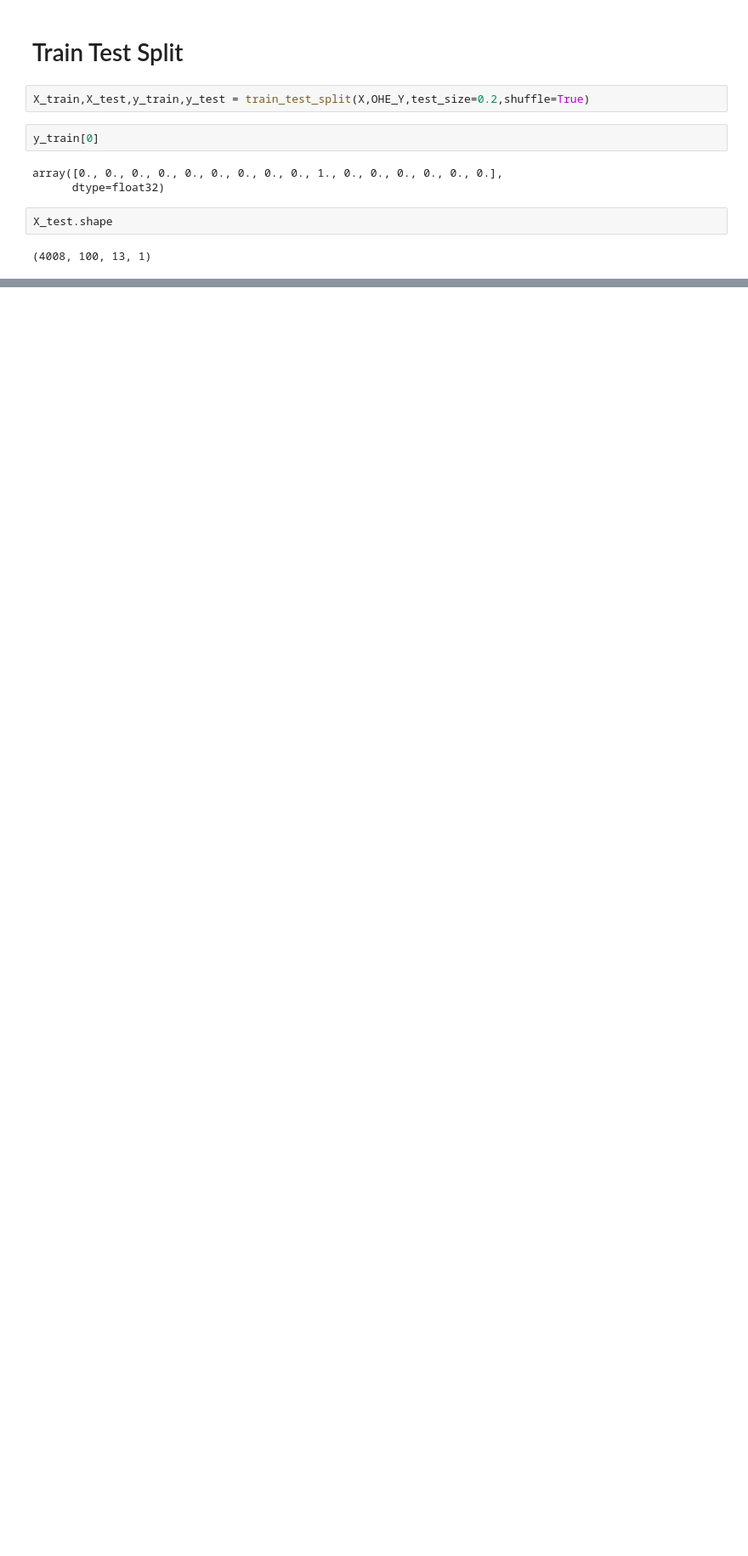
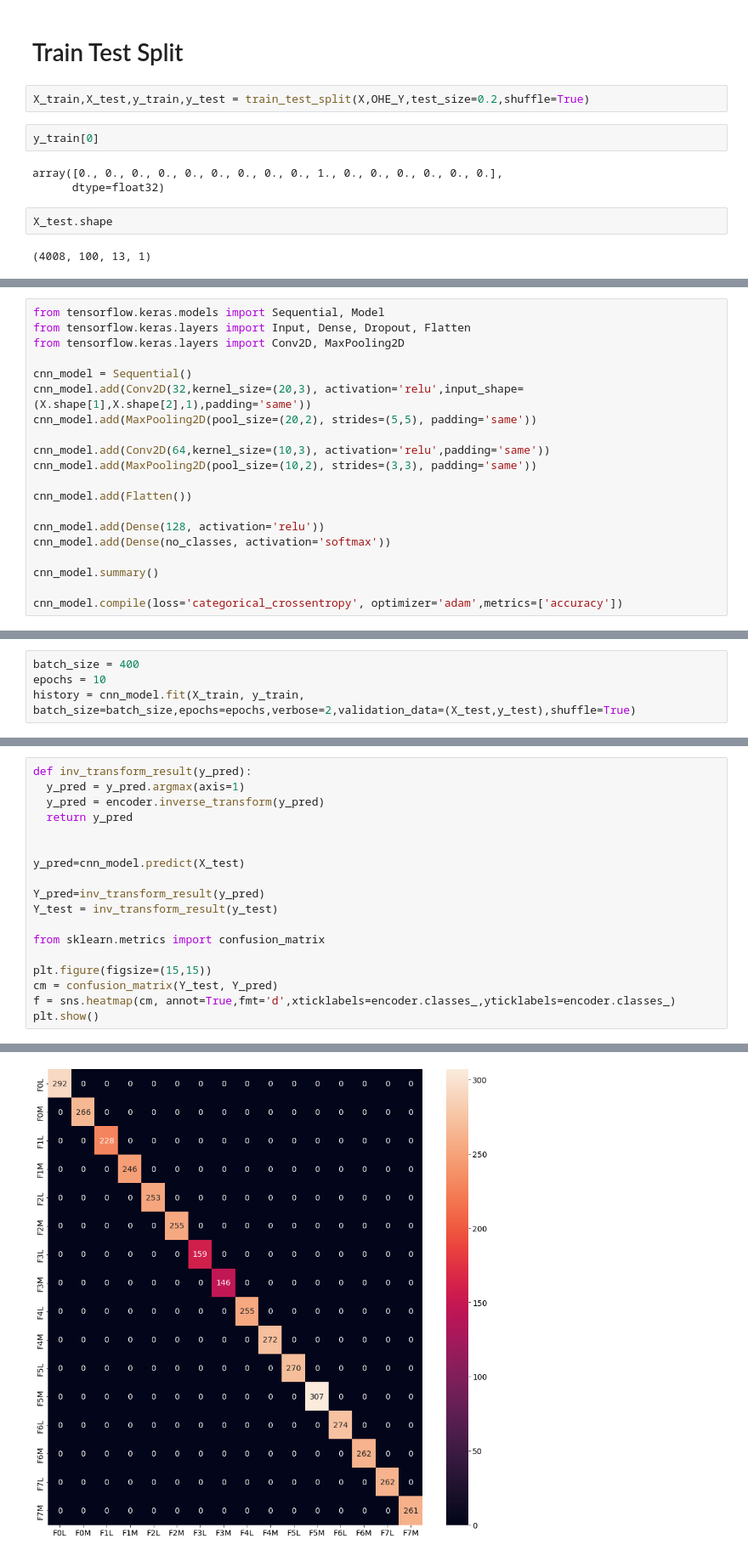
Before and after one commit to yasinahmadpoor/FaultDiagnosis, a Jupyter notebook: PanelFaultDiagnosis/CNN_Both_SolarPanel.ipynb, the cells around one changed output, grey strips where cells are left out. Shown: that part at 85% size. Cells and saved outputs as stored; diff of their text form; blank space fills up the shorter version.

```diff
--- a/PanelFaultDiagnosis/CNN_Both_SolarPanel.ipynb
+++ b/PanelFaultDiagnosis/CNN_Both_SolarPanel.ipynb
@@ -178,0 +181,20 @@ X_test.shape
+# %%
+from tensorflow.keras.models import Sequential, Model
+from tensorflow.keras.layers import Input, Dense, Dropout, Flatten
+from tensorflow.keras.layers import Conv2D, MaxPooling2D
+
+cnn_model = Sequential()
+cnn_model.add(Conv2D(32,kernel_size=(20,3), activation='relu',input_shape=(X.shape[1],X.shape[2],1),padding='same'))
+cnn_model.add(MaxPooling2D(pool_size=(20,2), strides=(5,5), padding='same'))
+
+cnn_model.add(Conv2D(64,kernel_size=(10,3), activation='relu',padding='same'))
+cnn_model.add(MaxPooling2D(pool_size=(10,2), strides=(3,3), padding='same'))
+
+cnn_model.add(Flatten())
+
+cnn_model.add(Dense(128, activation='relu'))
+cnn_model.add(Dense(no_classes, activation='softmax'))
+
+cnn_model.summary()
+
+cnn_model.compile(loss='categorical_crossentropy', optimizer='adam',metrics=['accuracy'])
@@ -178,0 +221,4 @@ X_test.shape
+# %%
+batch_size = 400
+epochs = 10
+history = cnn_model.fit(X_train, y_train, batch_size=batch_size,epochs=epochs,verbose=2,validation_data=(X_test,y_test),shuffle=True)
@@ -178,0 +253,19 @@ X_test.shape
+# %%
+def inv_transform_result(y_pred):
+  y_pred = y_pred.argmax(axis=1)
+  y_pred = encoder.inverse_transform(y_pred)
+  return y_pred
+
+
+y_pred=cnn_model.predict(X_test)
+
+Y_pred=inv_transform_result(y_pred)
+Y_test = inv_transform_result(y_test)
+
+from sklearn.metrics import confusion_matrix
+
+plt.figure(figsize=(15,15))
+cm = confusion_matrix(Y_test, Y_pred)
+f = sns.heatmap(cm, annot=True,fmt='d',xticklabels=encoder.classes_,yticklabels=encoder.classes_)
+plt.show()
+# %% [output]
@@ -178,0 +274 @@ X_test.shape
+[figure, added]
```
Also changed, not shown: parts of 8 cells of this notebook, 1 other file.
